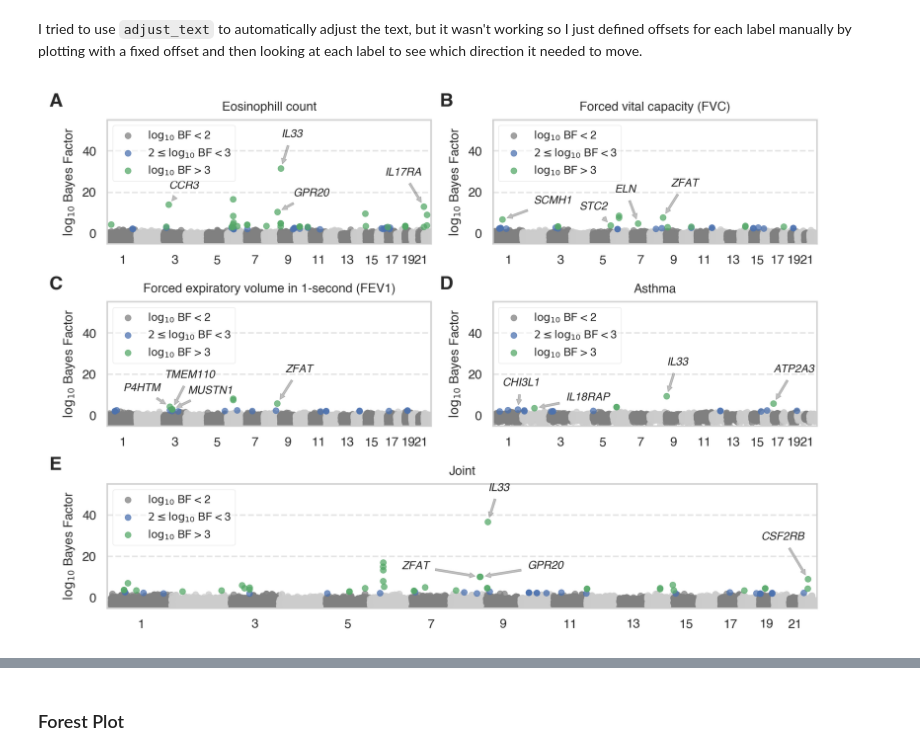
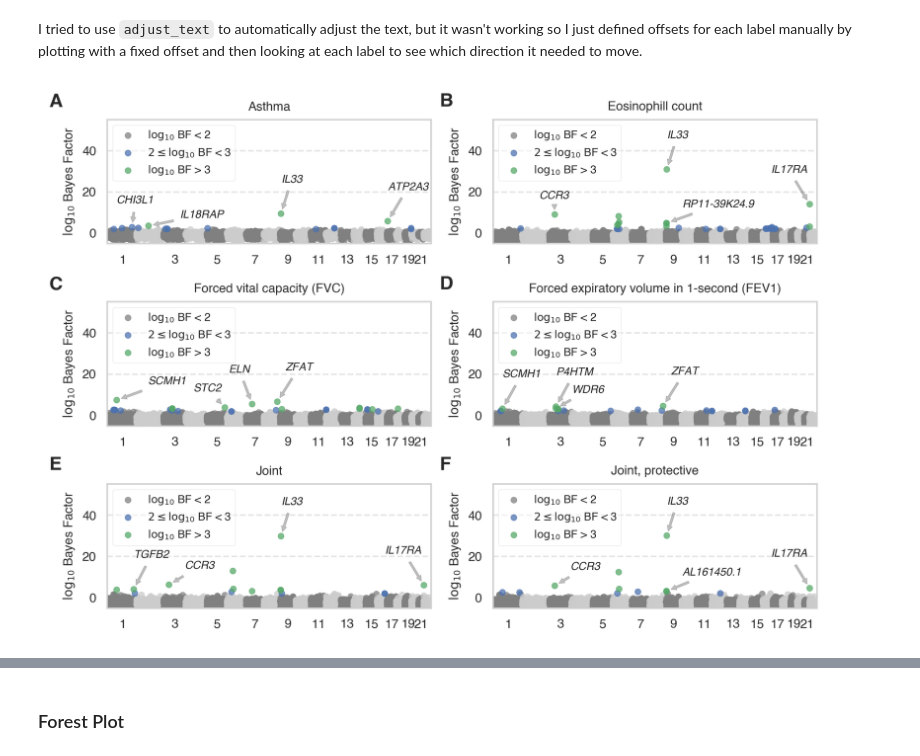
Before and after one commit to rivas-lab/mrp, a Jupyter notebook: figures/Manhattan Plots.ipynb, the cells around one changed output, grey strips where cells are left out. Saved outputs shown, nothing was run; the diff lists cells and outputs as text; code cells hidden in the pictures.

Commit message:
Updates for plots
I've added a second Manhattan for asthma with l10bf2 for comparison.

```diff
--- a/figures/Manhattan Plots.ipynb
+++ b/figures/Manhattan Plots.ipynb
@@ -375,19 +377,34 @@ fig = plt.figure(figsize=(7, 5), dpi=300)
 
 gs = gridspec.GridSpec(3, 2)
 axs = []
+
+# A
 ax = fig.add_subplot(gs[0, 0])
-fn = '../results/asthma/INI30150.chrpos.01_00001.out'
+fn = '../results/asthma/f4traits.asthma.chrpos.01_00001.out'
 ax,res = plot_manhattan(fn, ax)
 ax.set_ylim(-5, 55)
-offsets = {'IL33':(0, 20), 'CCR3':(0, 10), 'IL17RA':(-25, 20), 'CTD-3064M3.3':(0, 20)}
+offsets = {'IL33':(0, 20), 'ATP2A3':(0, 20), 'IL18RAP':(20, 5), 'CHI3L1':(-10, 15)}
+add_annotations(fn, ax, offsets)
+title = phenos.loc['HC382', 'phenotype'].replace('_', ' ')
+title = title[0].upper() + title[1:]
+ax.set_title(title, fontsize=8)
+axs.append(ax)
+
+# B
+ax = fig.add_subplot(gs[0, 1])
+fn = '../results/asthma/f4traits.eosinophil.chrpos.01_00001.out'
+ax,res = plot_manhattan(fn, ax)
+ax.set_ylim(-5, 55)
+offsets = {'IL33':(0, 20), 'CCR3':(-10, 10), 'IL17RA':(-25, 20), 'CTD-3064M3.3':(0, 20)}
 add_annotations(fn, ax, offsets)
 title = phenos.loc['INI30150', 'phenotype'].replace('_', ' ')
 title = title[0].upper() + title[1:]
 ax.set_title(title, fontsize=8)
 axs.append(ax)
 
-ax = fig.add_subplot(gs[0, 1])
-fn = '../results/asthma/INI3062.chrpos.01_00001.out'
+# C
+ax = fig.add_subplot(gs[1, 0])
+fn = '../results/asthma/f4traits.fvc.chrpos.01_00001.out'
 ax,res = plot_manhattan(fn, ax)
 ax.set_ylim(-5, 55)
 offsets = {'ZFAT':(5, 20), 'SCMH1':(20, 10), 'STC2':(-20, 10), 'ELN':(-15, 20)}
@@ -397,51 +414,59 @@ title = title[0].upper() + title[1:]
 ax.set_title(title, fontsize=8)
 axs.append(ax)
 
-ax = fig.add_subplot(gs[1, 0])
-fn = '../results/asthma/INI3063.chrpos.01_00001.out'
+# D
+ax = fig.add_subplot(gs[1, 1])
+fn = '../results/asthma/f4traits.fev.chrpos.01_00001.out'
 ax,res = plot_manhattan(fn, ax)
 ax.set_ylim(-5, 55)
-offsets = {'ZFAT':(5, 20), 'P4HTM':(-30, 10), 'ZFAT-AS1':(20, 10), 'TMEM110':(-5, 20)}
+offsets = {'ZFAT':(5, 20), 'P4HTM':(-10, 10), 'ZFAT-AS1':(20, 10), 'TMEM110':(-5, 20),
+           'SCMH1':(0, 20), 'WDR6':(10, 10), 'P4HTM':(0, 20)}
 add_annotations(fn, ax, offsets)
 title = phenos.loc['INI3063', 'phenotype'].replace('_', ' ')
 title = title[0].upper() + title[1:]
 ax.set_title(title, fontsize=8)
 axs.append(ax)
 
-ax = fig.add_subplot(gs[1, 1])
-fn = '../results/asthma/HC382.chrpos.01_00001.out'
-ax,res = plot_manhattan(fn, ax)
-ax.set_ylim(-5, 55)
-offsets = {'IL33':(0, 20), 'ATP2A3':(0, 20), 'IL18RAP':(20, 5), 'CHI3L1':(-10, 15)}
-add_annotations(fn, ax, offsets)
-title = phenos.loc['HC382', 'phenotype'].replace('_', ' ')
-title = title[0].upper() + title[1:]
-ax.set_title(title, fontsize=8)
-axs.append(ax)
-
-ax = fig.add_subplot(gs[2, 0:2])
-fn = '../results/asthma/f4traits.chrpos.01_00001.out'
+# E
+ax = fig.add_subplot(gs[2, 0])
+fn = '../results/asthma/f4traits.all.asthma.chrpos.01_00001.out'
 ax,res = plot_manhattan(fn, ax)
 ax.set_ylim(-5, 55)
 # ymin,ymax = ax.get_ylim()
 # for a in axs:
 #     a.set_ylim(ymin, ymax)
-offsets = {'IL33':(0, 20), 'ZFAT':(-50, 5), 'CSF2RB':(-30, 25), 'GPR20':(30, 5)}
+offsets = {'IL33':(0, 20), 'ZFAT':(-50, 5), 'CSF2RB':(-30, 25), 'GPR20':(30, 5),
+           'TGFB2':(0, 20), 'IL17RA':(-25, 20)}
 add_annotations(fn, ax, offsets)
 ax.set_title('Joint', fontsize=8)
+
+# F
+ax = fig.add_subplot(gs[2, 1])
+fn = '../results/asthma/f4traits.prot.asthma.chrpos.01_00001.out'
+ax,res = plot_manhattan(fn, ax)
+ax.set_ylim(-5, 55)
+# ymin,ymax = ax.get_ylim()
+# for a in axs:
+#     a.set_ylim(ymin, ymax)
+offsets = {'IL33':(0, 20), 'ZFAT':(-50, 5), 'CSF2RB':(-30, 25), 'GPR20':(30, 5),
+           'IL17RA':(-25, 20)}
+add_annotations(fn, ax, offsets)
+ax.set_title('Joint, protective', fontsize=8)
 
 t = fig.text(0.005, 0.96, 'A', weight='bold',
              size=12)
 t = fig.text(0.5, 0.96, 'B', weight='bold',
              size=12)
 t = fig.text(0.005, 0.635, 'C', weight='bold',
              size=12)
 t = fig.text(0.5, 0.635, 'D', weight='bold',
              size=12)
 t = fig.text(0.005, 0.315, 'E', weight='bold',
              size=12)
+t = fig.text(0.5, 0.315, 'F', weight='bold',
+             size=12)
 
 gs.tight_layout(fig, rect=[0, 0, 1, 1])
 plt.savefig('asthma_manhattan.pdf')
 # %% [output]
-[figure, old version]
+[figure, new version]
```
Also changed, not shown: parts of 10 cells of this notebook, 2 other files.
